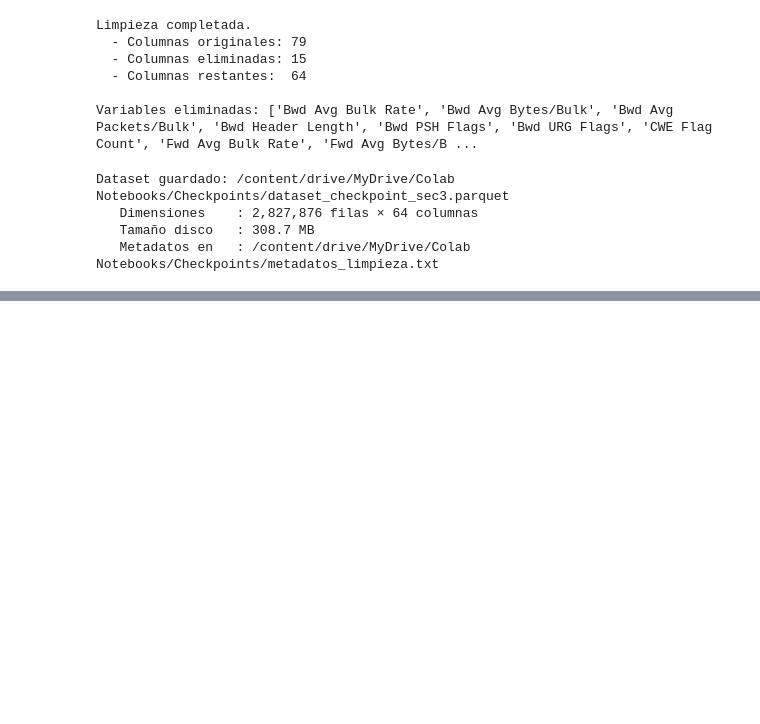
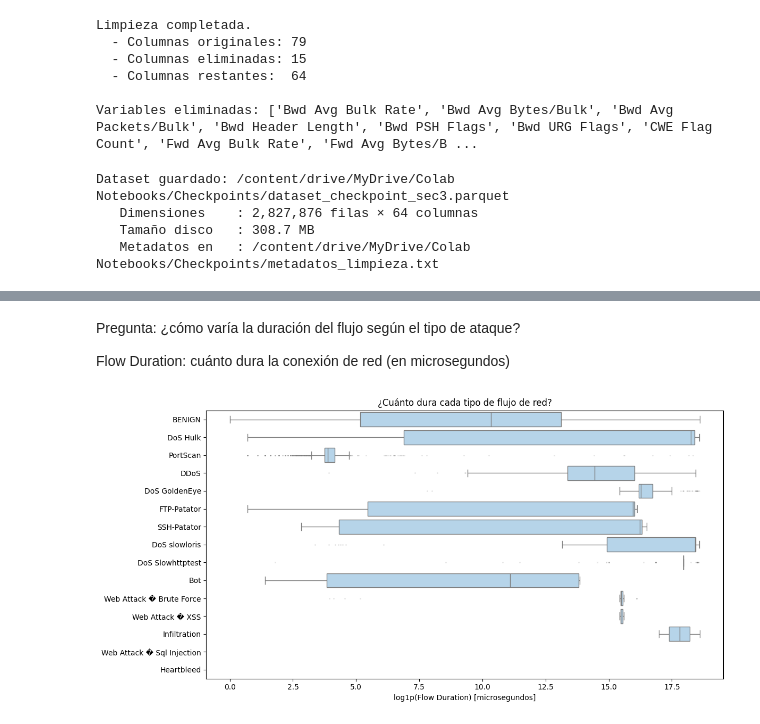
Before and after one commit to jotaeleb/tif-ciencias-de-datos, a Jupyter notebook: notebooks/proyecto.ipynb, the cells around one changed output, grey strips where cells are left out. Drawn from its saved outputs; the diff is of its cells as text; code cells hidden in the pictures; blank space fills up the shorter version.

```diff
--- a/notebooks/proyecto.ipynb
+++ b/notebooks/proyecto.ipynb
@@ -626,0 +631,9 @@ Dataset guardado: /content/drive/MyDrive/Colab Notebooks/Checkpoints/dataset_che
+# %%
+if 'df_clean' not in dir():
+    ruta = f'{CHECKPOINT_DIR}/dataset_checkpoint_sec3.parquet'
+    df_clean = pd.read_parquet(ruta)
+    num_cols = df_clean.select_dtypes(include=np.number).columns.tolist()
+    print(f'Dataset cargado: {df_clean.shape[0]:,} filas × {df_clean.shape[1]} columnas')
+else:
+    num_cols = df_clean.select_dtypes(include=np.number).columns.tolist()
+    print('df_clean ya estaba en memoria.')
@@ -626,0 +670,27 @@ Dataset guardado: /content/drive/MyDrive/Colab Notebooks/Checkpoints/dataset_che
+# %% [markdown]
+Pregunta: ¿cómo varía la duración del flujo según el tipo de ataque?
+
+Flow Duration: cuánto dura la conexión de red (en microsegundos)
+# %%
+# Visualización
+
+fig, ax = plt.subplots(figsize=(12, 6))
+
+# Usar muestra para no saturar el gráfico
+muestra = df_clean.sample(min(50_000, len(df_clean)), random_state=42)
+
+# Boxplot por clase (escala log para comprimir valores extremos)
+orden = df_clean['Label'].value_counts().index   # mayor a menor
+muestra['log_duration'] = np.log1p(muestra['Flow Duration'].clip(lower=0))
+
+sns.boxplot(data=muestra, x='log_duration', y='Label', order=orden,
+            color=COLOR_NEUTRO, flierprops={'marker':'.','alpha':0.2,'markersize':2})
+
+ax.set_xlabel('log1p(Flow Duration) [microsegundos]')
+ax.set_ylabel('')
+ax.set_title('¿Cuánto dura cada tipo de flujo de red?')
+plt.tight_layout()
+plt.savefig(f'{CHECKPOINT_DIR}/grafico_duracion_por_clase.png', dpi=150, bbox_inches='tight')
+plt.show()
+# %% [output]
+[figure, added]
```
Also changed, not shown: parts of 18 cells of this notebook.
